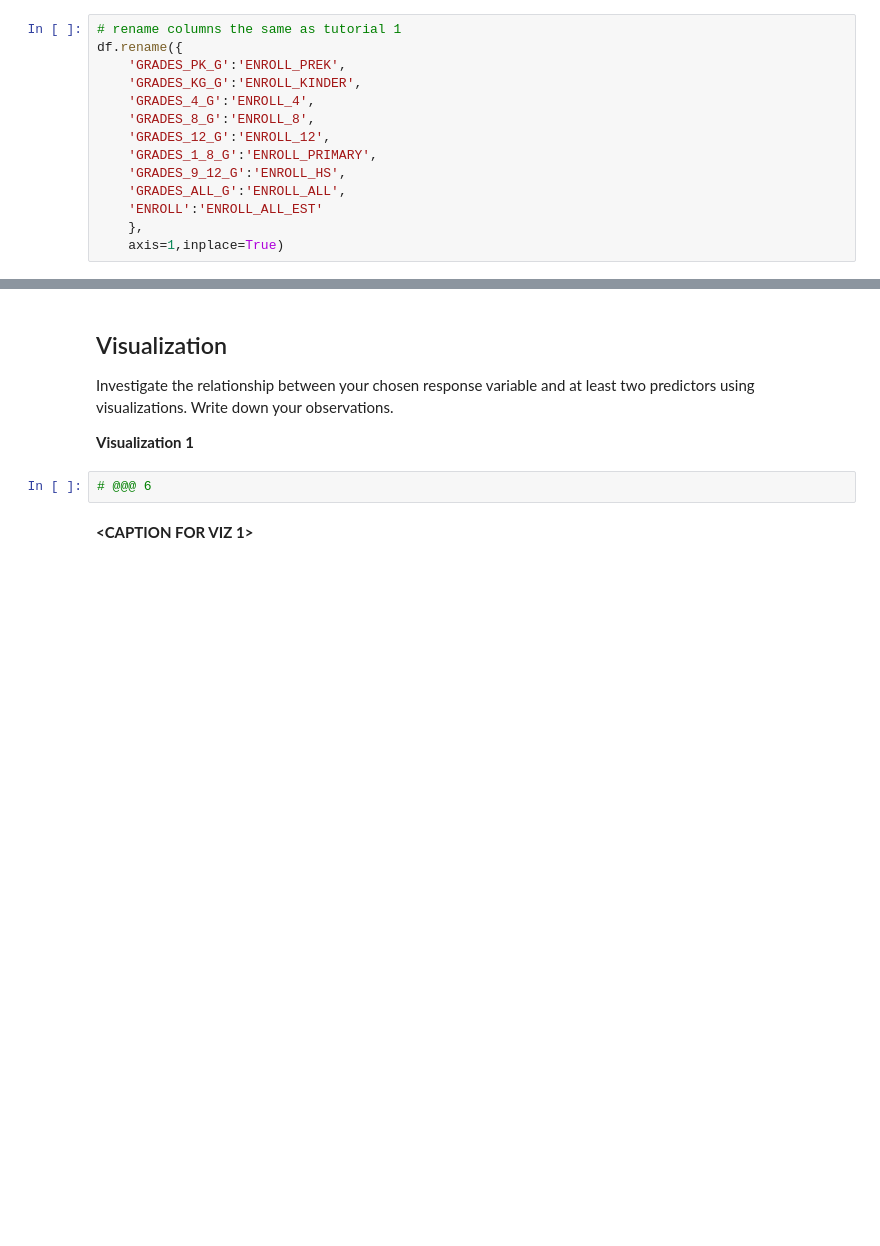
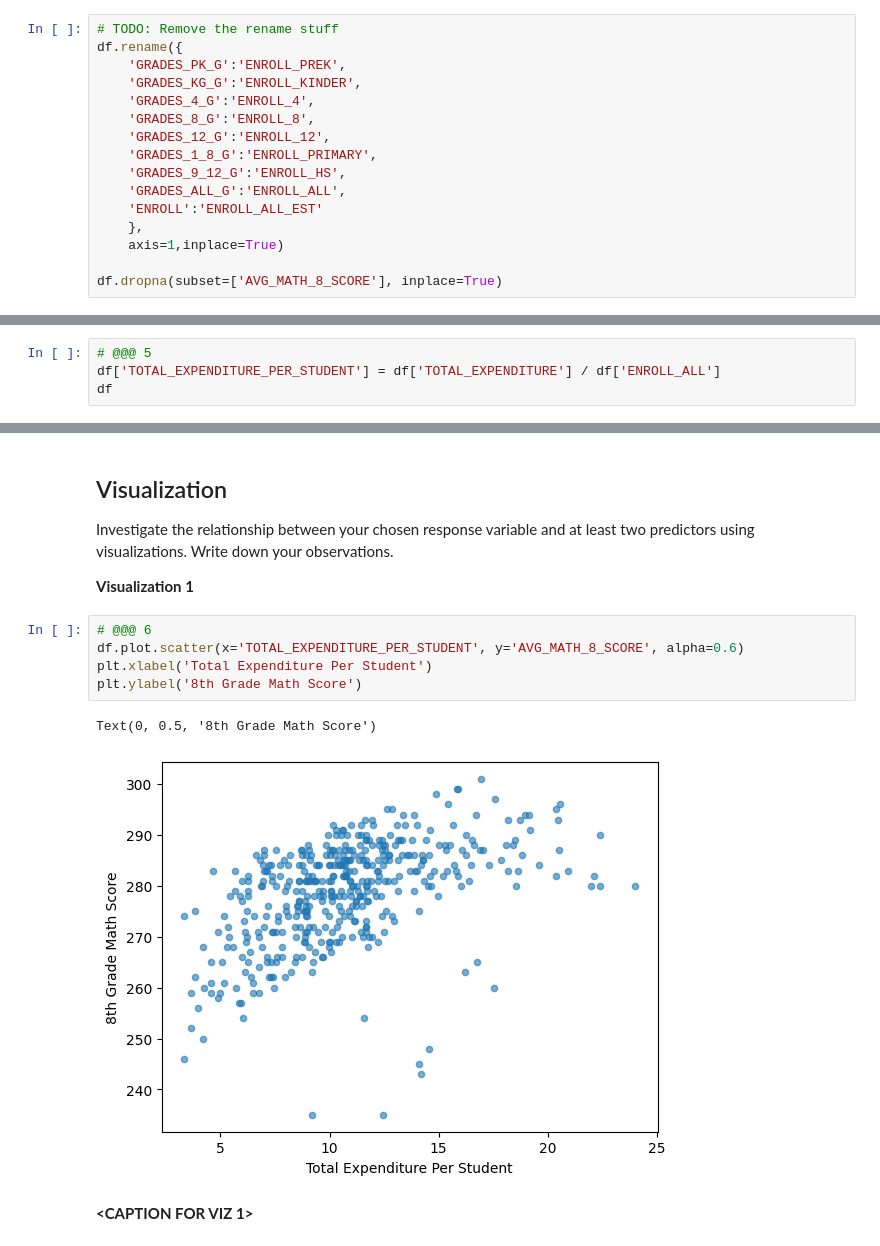
Before and after one commit to 1shman/MDST-Onboarding, a Jupyter notebook: tutorial1/checkpoint1.ipynb, the cells around one changed output, grey strips where cells are left out. Cells and saved outputs as stored; diff of their text form; blank space fills up the shorter version.

```diff
--- a/tutorial1/checkpoint1.ipynb
+++ b/tutorial1/checkpoint1.ipynb
@@ -43,7 +54,7 @@ You should always familiarize yourself with what each column in the dataframe re
 # %% [markdown]
 Use this space to rename columns, deal with missing data, etc. _(optional)_
 # %%
-# rename columns the same as tutorial 1
+# TODO: Remove the rename stuff
 df.rename({
     'GRADES_PK_G':'ENROLL_PREK',
     'GRADES_KG_G':'ENROLL_KINDER',
@@ -56,6 +67,8 @@ df.rename({
     'ENROLL':'ENROLL_ALL_EST'
     },
     axis=1,inplace=True)
+
+df.dropna(subset=['AVG_MATH_8_SCORE'], inplace=True)
 # %% [markdown]
 <h2>Exploratory Data Analysis (EDA) </h2>
 # %% [markdown]
@@ -131,0 +145,4 @@ Use this space to modify or create features.
+# %%
+# @@@ 5
+df['TOTAL_EXPENDITURE_PER_STUDENT'] = df['TOTAL_EXPENDITURE'] / df['ENROLL_ALL']
+df
@@ -137,8 +168,14 @@ Feature engineering justification: **<BRIEFLY DESCRIBE WHY YOU MADE THE CHANGES
 Investigate the relationship between your chosen response variable and at least two predictors using visualizations. Write down your observations.
 
 **Visualization 1**
-# %%
-# @@@ 6
+# %%
+# @@@ 6
+df.plot.scatter(x='TOTAL_EXPENDITURE_PER_STUDENT', y='AVG_MATH_8_SCORE', alpha=0.6)
+plt.xlabel('Total Expenditure Per Student')
+plt.ylabel('8th Grade Math Score')
+# %% [output]
+Text(0, 0.5, '8th Grade Math Score')
+[figure, added]
 # %% [markdown]
 **<CAPTION FOR VIZ 1>**
 # %% [markdown]
```
Also changed, not shown: parts of 17 cells of this notebook.
